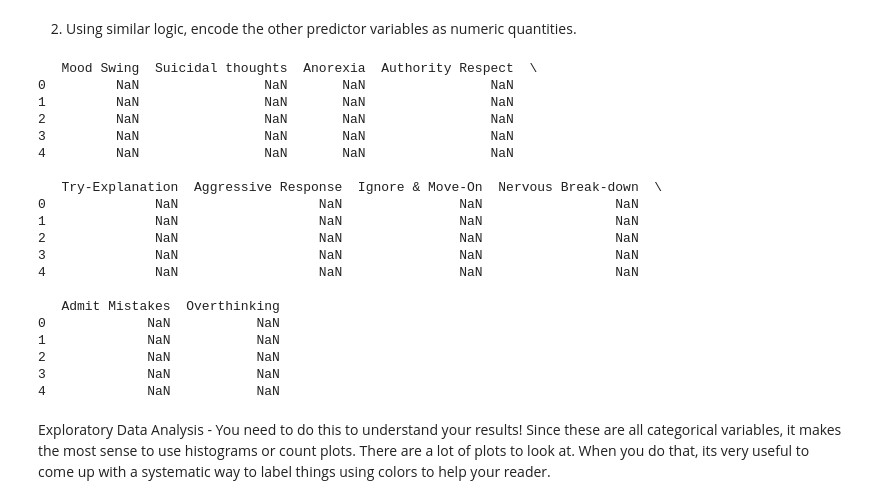
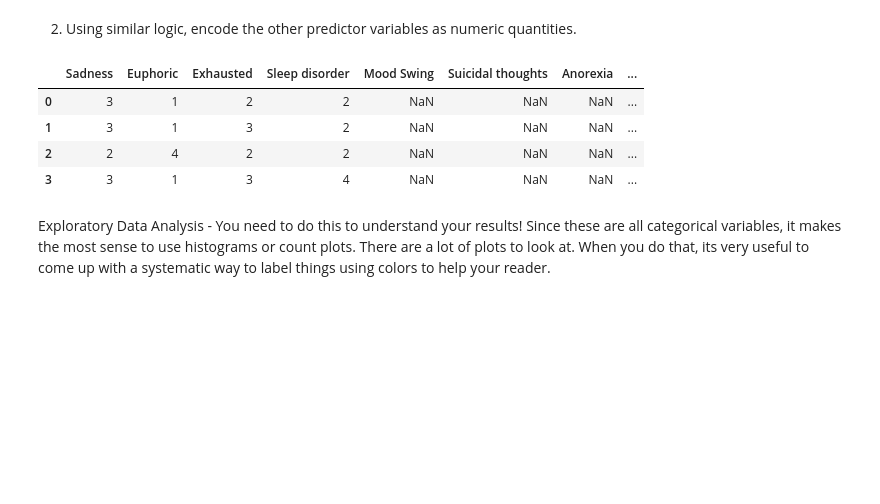
Before and after one commit to msarwate30/cogs105-homework, a Jupyter notebook: Homework4/Assignment4.ipynb, the cells around one changed output. Drawn from its saved outputs; the diff is of its cells as text; code cells hidden in the pictures; blank space fills up the shorter version.

```diff
--- a/Homework4/Assignment4.ipynb
+++ b/Homework4/Assignment4.ipynb
@@ -131,45 +131,23 @@ for j in df.columns[0:4]:
 # %%
 
 
-yesno_encoder = {'YES': 1, 'NO':0}
+encoder = {'YES': 1, 'NO':0}
 for j in df.columns[4:14]:
-    df[j] = df[j].map(yesno_encoder)
+    df[j] = df[j].map(encoder)
 
 
 
-def extract_score(x):
-    if isinstance(x, str):
-        match = re.match(r'(\d+)', x)
-        return int(match.group(1)) if match else None
-    return x
-
-scale_10_vars = ['Sexual Activity', 'Concentration', 'Optimisim']
-
-for j in scale_10_vars:
-    df[j] = df[j].apply(extract_score)
+encoder = {'1 From 10': .1, '2 From 10': .2, '3 From 10':.3, '4 From 10': .4, '5 From 10':.5, '6 From 10': .6, '7 From 10':.7, '8 From 10':.8, '9 From 10':.9, '10 From 10':1.0 }
+for j in df.columns[14:17]:
+    df[j] = df[j].map(encoder)
 # %%
-print(df[yes_no_vars].head())
+df.head(4)
 # %% [output]
-   Mood Swing  Suicidal thoughts  Anorexia  Authority Respect  \
-0         NaN                NaN       NaN                NaN
-1         NaN                NaN       NaN                NaN
-2         NaN                NaN       NaN                NaN
-3         NaN                NaN       NaN                NaN
-4         NaN                NaN       NaN                NaN
-
-   Try-Explanation  Aggressive Response  Ignore & Move-On  Nervous Break-down  \
-0              NaN                  NaN               NaN                 NaN
-1              NaN                  NaN               NaN                 NaN
-2              NaN                  NaN               NaN                 NaN
-3              NaN                  NaN               NaN                 NaN
-4              NaN                  NaN               NaN                 NaN
-
-   Admit Mistakes  Overthinking
-0             NaN           NaN
-1             NaN           NaN
-2             NaN           NaN
-3             NaN           NaN
-4             NaN           NaN
+|  | Sadness | Euphoric | Exhausted | Sleep disorder | Mood Swing | Suicidal thoughts | Anorexia | ... |
+| 0 | 3 | 1 | 2 | 2 | NaN | NaN | NaN | ... |
+| 1 | 3 | 1 | 3 | 2 | NaN | NaN | NaN | ... |
+| 2 | 2 | 4 | 2 | 2 | NaN | NaN | NaN | ... |
+| 3 | 3 | 1 | 3 | 4 | NaN | NaN | NaN | ... |
 # %% [markdown]
 Exploratory Data Analysis - You need to do this to understand your results!
 Since these are all categorical variables, it makes the most sense to use histograms or count plots.  There are a lot of plots to look at.  When you do that, its very useful to come up with a systematic way to label things using colors to help your reader.
```
Also changed, not shown: parts of 8 cells of this notebook.
